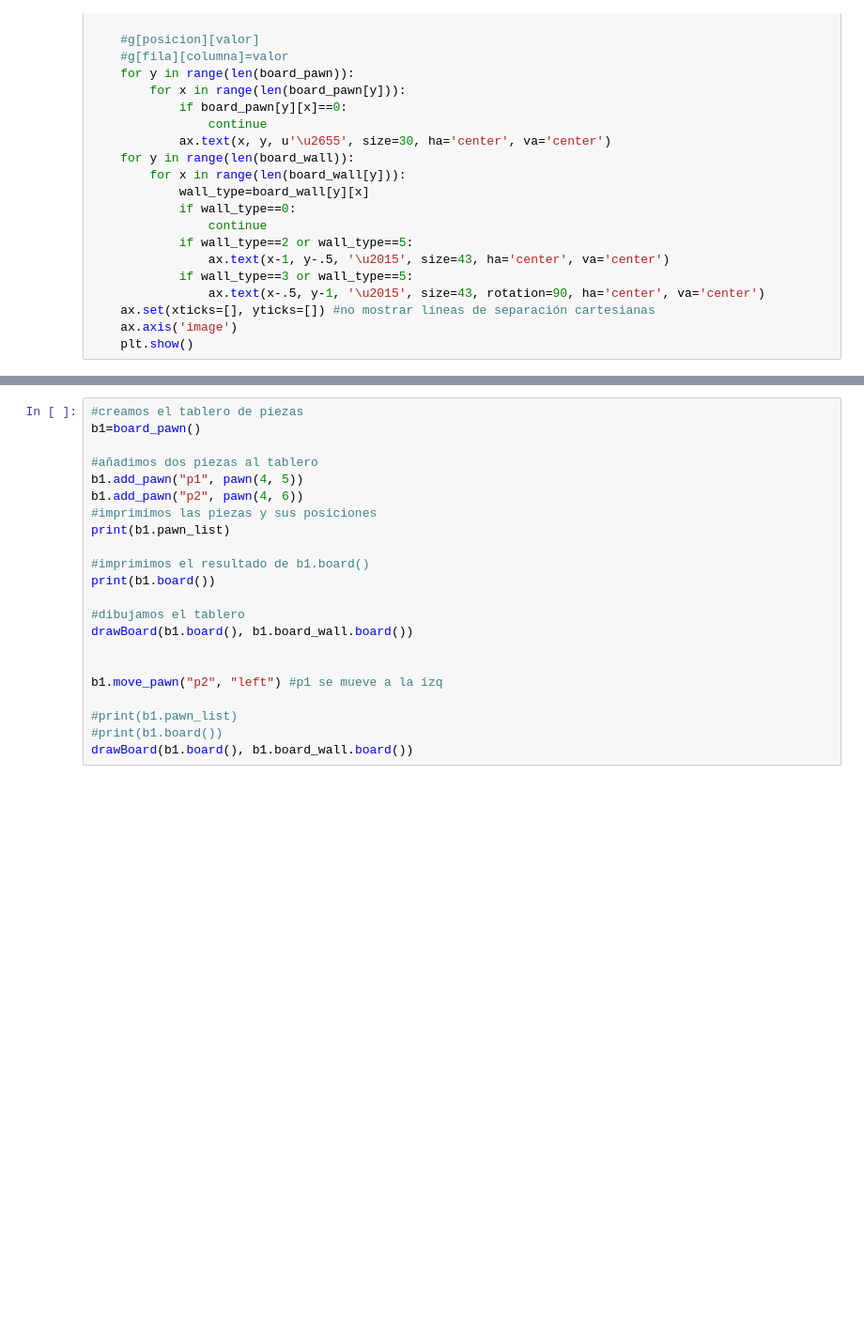
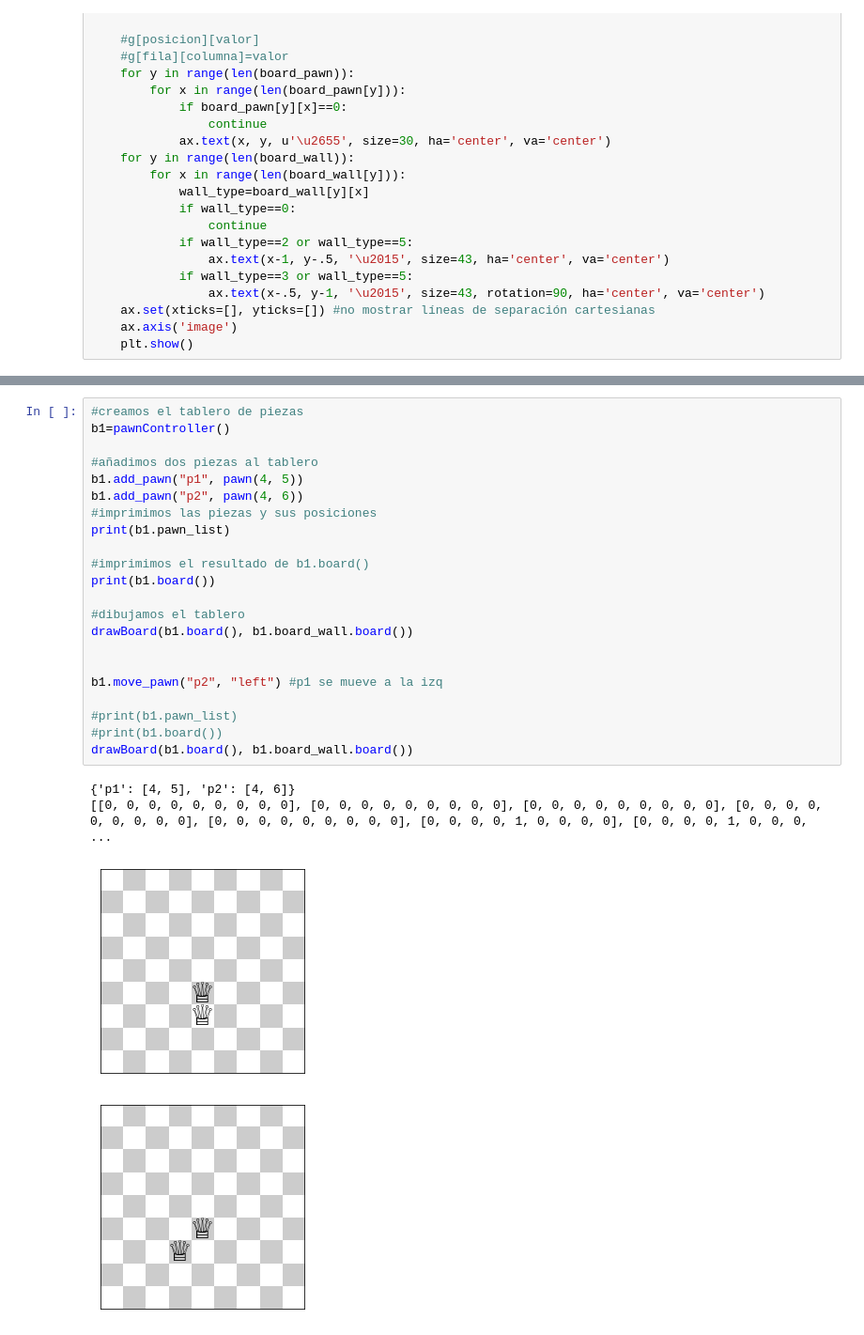
Before and after one commit to sadaakisz/Quoridor_Overthimker, a Jupyter notebook: Overthinker_Notebook.ipynb, the cells around one changed output, grey strips where cells are left out. Shown at 94% size. Saved outputs shown, nothing was run; the diff lists cells and outputs as text; blank space fills up the shorter version.

```diff
--- a/Overthinker_Notebook.ipynb
+++ b/Overthinker_Notebook.ipynb
@@ -198,25 +210,30 @@ drawBoard(b1.board(), b1.board_wall.board())
 # %%
 #creamos el tablero de piezas
-b1=board_pawn()
+b1=pawnController()
 
 #añadimos dos piezas al tablero
 b1.add_pawn("p1", pawn(4, 5))
 b1.add_pawn("p2", pawn(4, 6))
 #imprimimos las piezas y sus posiciones
 print(b1.pawn_list)
 
 #imprimimos el resultado de b1.board()
 print(b1.board())
 
 #dibujamos el tablero
 drawBoard(b1.board(), b1.board_wall.board())
 
 
 b1.move_pawn("p2", "left") #p1 se mueve a la izq
 
 #print(b1.pawn_list)
 #print(b1.board())
 drawBoard(b1.board(), b1.board_wall.board())
+# %% [output]
+{'p1': [4, 5], 'p2': [4, 6]}
+[[0, 0, 0, 0, 0, 0, 0, 0, 0], [0, 0, 0, 0, 0, 0, 0, 0, 0], [0, 0, 0, 0, 0, 0, 0, 0, 0], [0, 0, 0, 0, 0, 0, 0, 0, 0], [0, 0, 0, 0, 0, 0, 0, 0, 0], [0, 0, 0, 0, 1, 0, 0, 0, 0], [0, 0, 0, 0, 1, 0, 0, 0,  ...
+[figure, added]
+[figure, added]
 # %%
 class game:
     def __init__(self):
```
Also changed, not shown: parts of 4 cells of this notebook.
